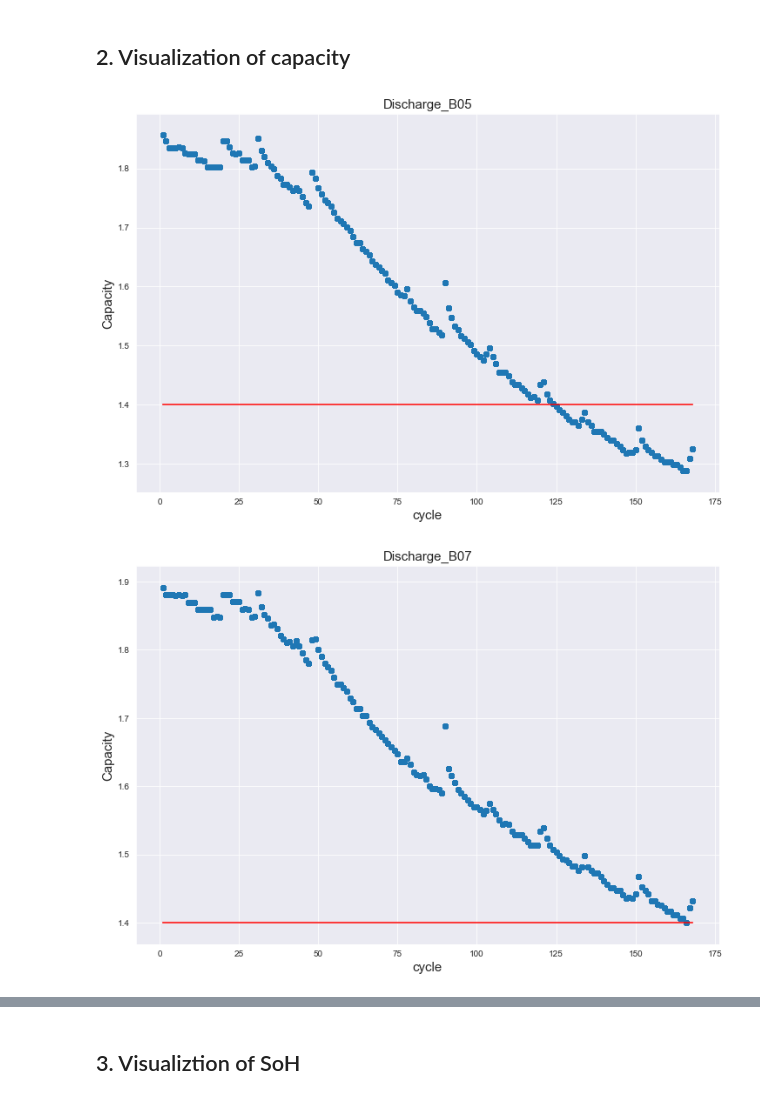
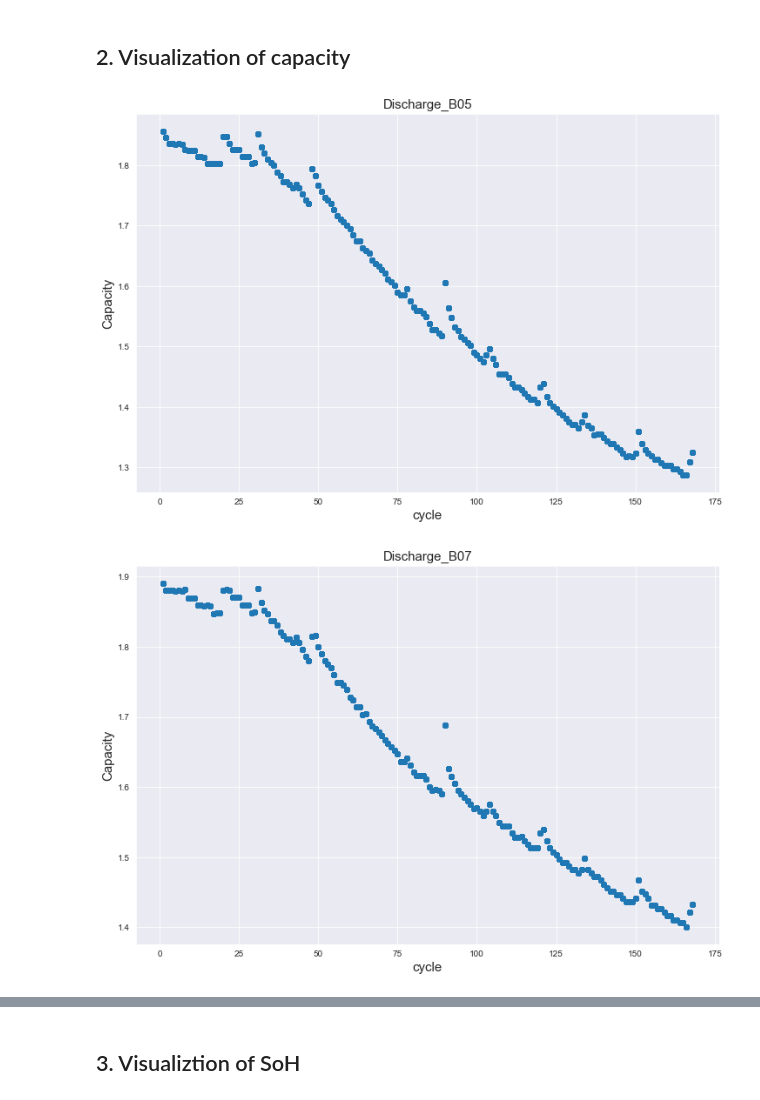
Before and after one commit to standing-o/SoH_estimation_of_Lithium-ion_battery, a Jupyter notebook: 1_Calculation_and_Visulaliztion_of_SoH/Calculation_and_Visualization_of_SoH.ipynb, the cells around one changed output, grey strips where cells are left out. Cells and saved outputs as stored; diff of their text form; code cells hidden in the pictures.

```diff
--- a/1_Calculation_and_Visulaliztion_of_SoH/Calculation_and_Visualization_of_SoH.ipynb
+++ b/1_Calculation_and_Visulaliztion_of_SoH/Calculation_and_Visualization_of_SoH.ipynb
@@ -84,19 +82,18 @@ Shape of data : (24519, 3)
 # %%
 for i in range(len(listdir)) :
 
     dff = globals()['data_{}'.format(num[i])]
 
     sns.set_style("darkgrid")
     plt.figure(figsize=(12, 8))
 
     plt.scatter(dff['cycle'], dff['capacity'])
-    plt.plot(dff['cycle'], len(dff['cycle'])*[1.4], color = 'red')
 
     plt.ylabel('Capacity', fontsize = 15)
     plt.xlabel('cycle', fontsize = 15)
     plt.title('Discharge_' + num[i], fontsize = 15)
     plt.savefig('fig/Capacity_' + num[i] + '.jpg')
     plt.show()
 # %% [output]
-[figure, old version]
+[figure, new version]
-[figure, old version]
+[figure, new version]
```
Also changed, not shown: parts of 3 cells of this notebook, 30 other files.
